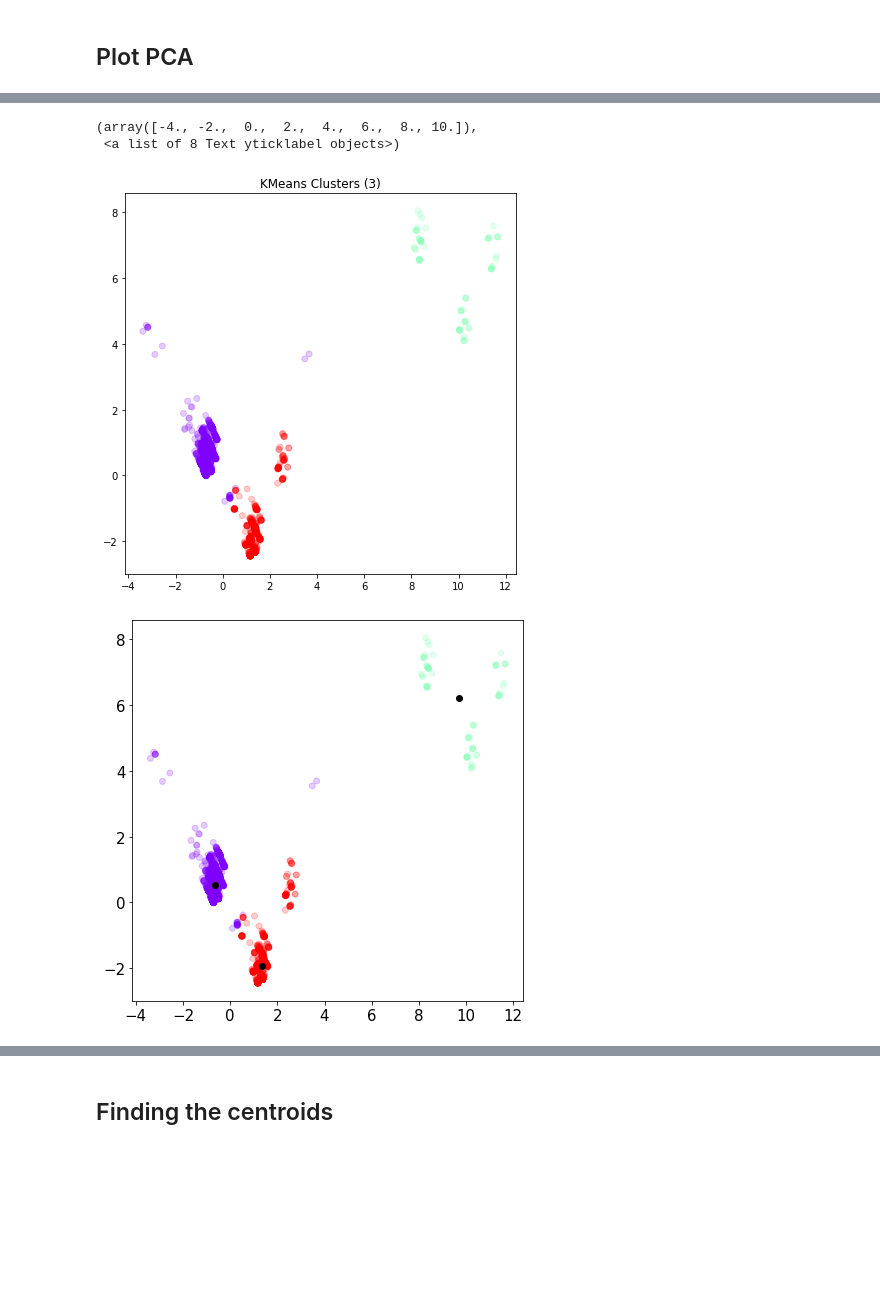
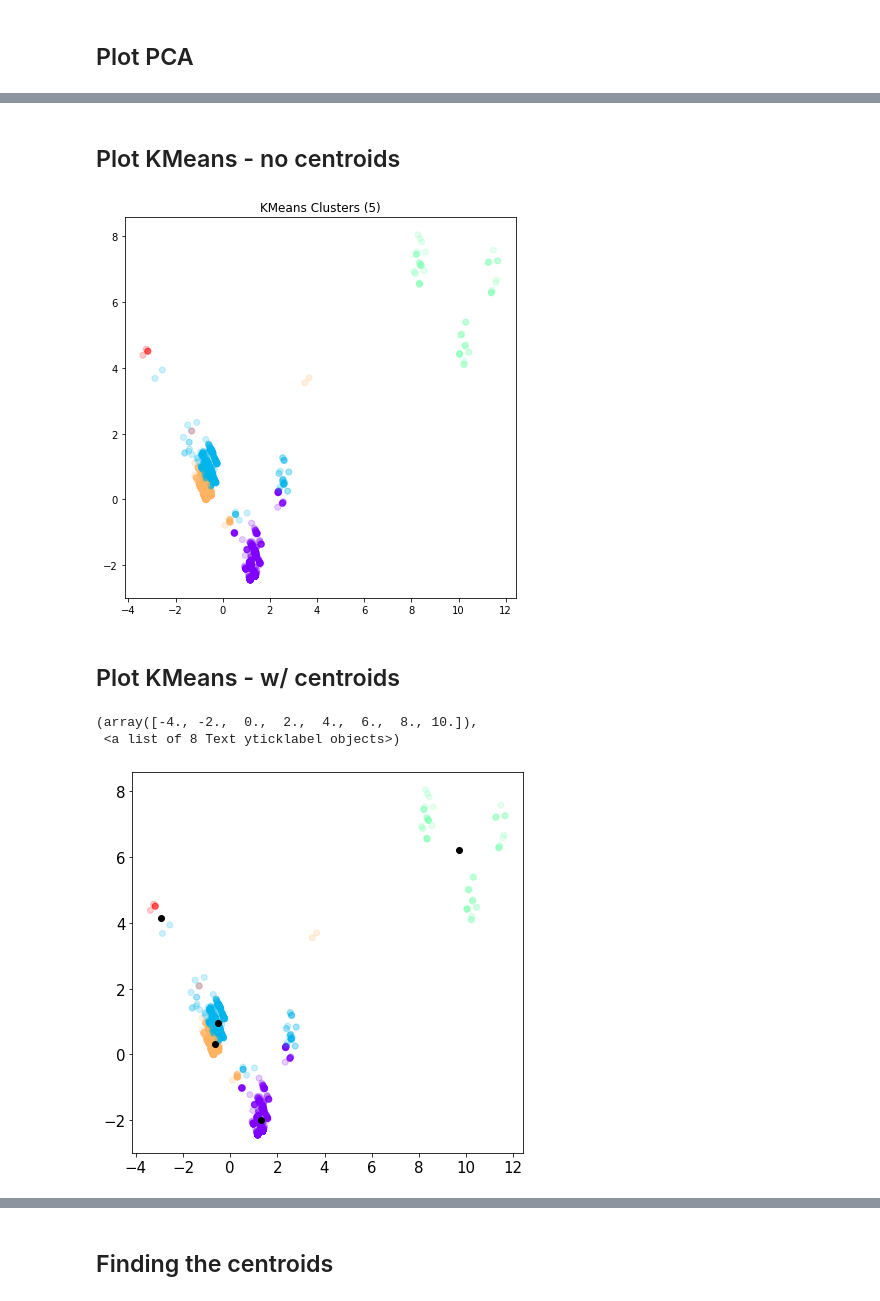
Before and after one commit to sbpforward/Airbnb-Criminal-Clusters-Pt-II, a Jupyter notebook: notebooks/PCA-Kmeans.ipynb, the cells around one changed output, grey strips where cells are left out. Drawn from its saved outputs; the diff is of its cells as text; code cells hidden in the pictures; blank space fills up the shorter version.

Commit message:
images + scripts

```diff
--- a/notebooks/PCA-Kmeans.ipynb
+++ b/notebooks/PCA-Kmeans.ipynb
@@ -103,28 +100,33 @@ KeyError: 'principal component 1'
+# %% [markdown]
+## Plot KMeans - no centroids
+# %%
+kmeans = KMeans(n_clusters=5)
+X_clustered_num = kmeans.fit_predict(few_principalComponents)
+
+# Plot the scatter diagram
+plt.figure(figsize = (7,7))
+plt.scatter(few_principalComponents[:,0],few_principalComponents[:,1],
+            c=kmeans.labels_,cmap='rainbow', alpha=0.2)
+plt.title('KMeans Clusters (5)')
+plt.savefig('kmeans-clusters.png')
+# plt.show()
+# %% [output]
+[figure, added]
+# %% [markdown]
+## Plot KMeans - w/ centroids
 # %%
-kmeans = KMeans(n_clusters=3)
-X_clustered_num = kmeans.fit_predict(few_principalComponents)
-
-# Plot the scatter diagram
-plt.figure(figsize = (7,7))
-plt.scatter(few_principalComponents[:,0],few_principalComponents[:,1],
-            c=kmeans.labels_,cmap='rainbow', alpha=0.2)
-plt.title('KMeans Clusters (3)')
-plt.savefig('kmeans-clusters.png')
-# plt.show()
-
 plt.figure(figsize = (7,7))
 plt.scatter(few_principalComponents[:,0], few_principalComponents[:,1], c=kmeans.labels_, cmap='rainbow', alpha=0.2)
 plt.scatter(kmeans.cluster_centers_[:,0] ,kmeans.cluster_centers_[:,1], color='black')
 plt.xticks(fontsize=15)
 plt.yticks(fontsize=15)
 # plt.title('KMeans Clusters (3)')
 # plt.savefig('kmeans-clusters.png')
 # plt.show()
 # %% [output]
 (array([-4., -2.,  0.,  2.,  4.,  6.,  8., 10.]),
  <a list of 8 Text yticklabel objects>)
-[figure, old version]
+[figure, new version]
-[figure, removed]
 # %%
 # # Plot cluster by target
 plt.figure(figsize=(10,5))
```
Also changed, not shown: parts of 11 cells of this notebook, 10 other files.
